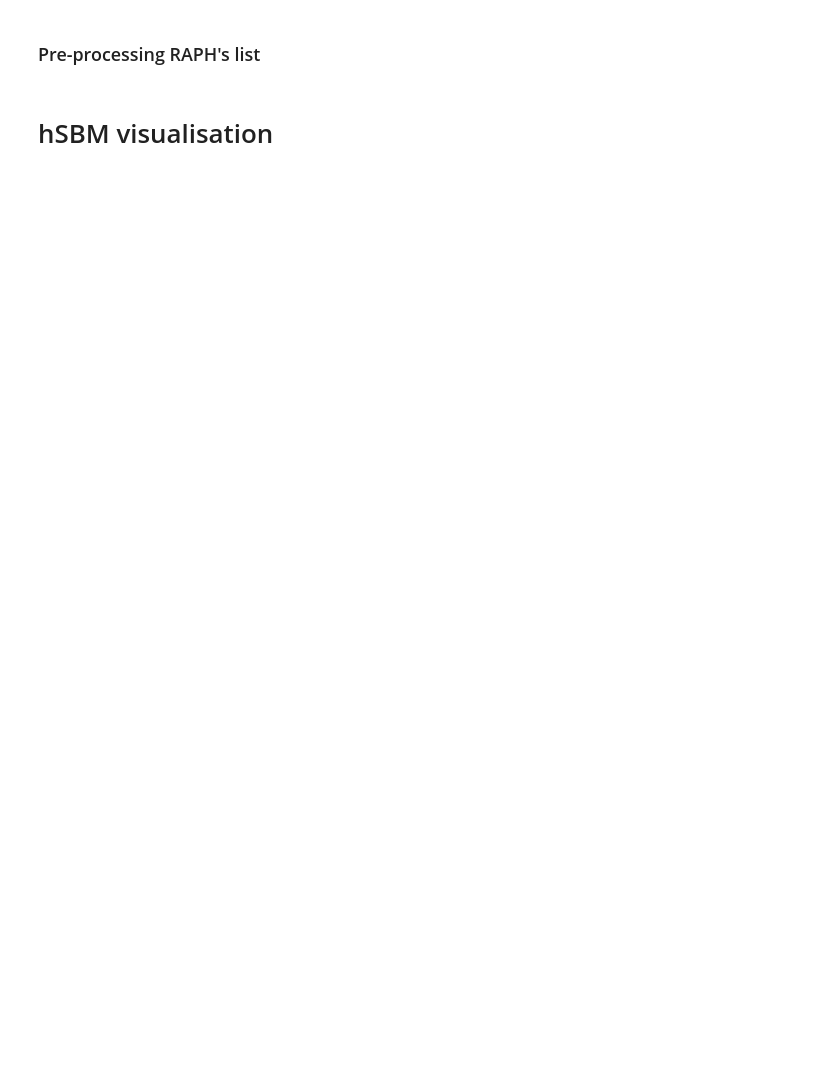
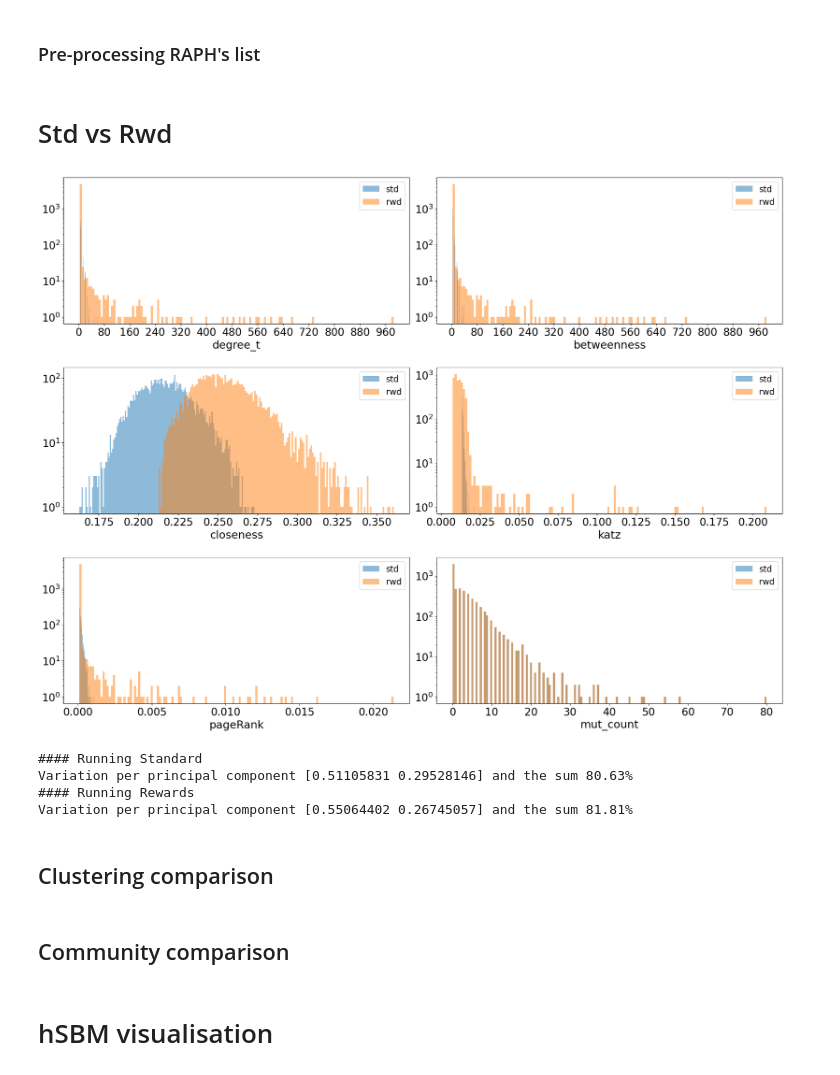
Before and after one commit to vladUng/Phd_extended, a Jupyter notebook: notebooks/network_II/reward_hSBM.ipynb, the cells around one changed output. Cells and saved outputs as stored; diff of their text form; code cells hidden in the pictures; blank space fills up the shorter version.

Commit message:
Work in progress of analysing the MIBC spltis - by highDeg Coms - by lowDeg Coms - all Coms - comunity comparisons w/ Standard and metrics

```diff
--- a/notebooks/network_II/reward_hSBM.ipynb
+++ b/notebooks/network_II/reward_hSBM.ipynb
@@ -85,8 +85,16 @@ for idx, exp in enumerate(hsbm_v3.get_exps()):
         continue
 
     print(f"Loading Graph-Tool for {exp.type}")
-    exps[exp.type] = GtExp.from_pgcna_inet(exp, rel_path="")
-    exps[exp.type].export_to_gephi(save=False)
+    exp = GtExp.from_pgcna_inet(exp, rel_path="")
+
+    # partitions from hSBM
+    exp.hsbm_add_vp(mut_df=tcga_mutations_df)
+    com_df, _ = exp.hsbm_get_gt_df()
+
+    exp.export_to_gephi(save=False, com_df=com_df)
+
+    # Need it for comparison
+    exps[exp.type] = exp
 
 hsbm_v3.exps = exps
 # %% [output]
@@ -129,6 +137,7 @@ if 0:
 # %%
 network_stats: pd.DataFrame = sel_gt.compute_graph_stats()
 network_stats["max_b"] = nodes_df["max_b"].astype(str)
+network_stats["Modularity Class"] = nodes_df["Modularity Class"].astype(str)
 
 # network_stats.sort_values(by=[col], ascending=False).to_csv(f"{figures_path}/sigmoid_net_stats.tsv", sep="\t")
 
@@ -227,0 +644,16 @@ fig.show()
+# %%
+# Select the experiment
+sel_gt: GtExp = hsbm_v3.exps["sigmoid_5K_6TF_hsbm"]
+
+##### Sample to remove from observations
+samples_to_remove = []
+
+# pre-processing
+df = all_tum_tpms.drop(columns=samples_to_remove)
+
+# Run ModCon and MEVs and then find the clusters
+label = "rwd_all"
+sel_gt.gt_modCon_MEV(all_tpms=df, is_imev=True, com_df=com_df)
+allComs_cs, figs, metrics = gh.run_clusters(sel_gt, label=label, show_figs=True)
+# figs.update_layout(height=900)
+allComs_metrics = gh.rank_cs_metrics(metrics, label=label)
@@ -388,3 +816,41 @@ if 0:
         comb_df = pd.concat([comb_df, df.rename(columns=r_cols)], axis=1)
 
     comb_df.to_csv(f"{data_base}/metadata//nuclear_receptor/pparg_rarg_up_dn_sig.tsv", sep="\t", index=False)
+# %% [markdown]
+# Std vs Rwd
+# %%
+std_exp: GtExp = hsbm_v3.exps["standard_5K_6TF_hsbm"]
+rwd_exp: GtExp = hsbm_v3.exps["sigmoid_5K_6TF_hsbm"]
+
+std_com_df, _ = std_exp.hsbm_get_gt_df()
+rwd_com_df, _ = rwd_exp.hsbm_get_gt_df()
+std_nodes_df: pd.DataFrame = gh.add_stats_to(nodes_df=std_exp.nodes_df, tpm_df=std_exp.tpm_df)
+rwd_nodes_df: pd.DataFrame = gh.add_stats_to(nodes_df=rwd_exp.nodes_df, tpm_df=rwd_exp.tpm_df)
+
+comp_std_net: NetworkComp = NetworkComp(hsbm_v3, 5, "standard_5K_6TF_hsbm", "sigmoid_5K_6TF_hsbm", mod_type="sbm")
+fig, graph_stats_std, graph_stats_rwd = comp_std_net.plot_network_stats(nodes_df_1=std_nodes_df, nodes_df_2=rwd_nodes_df, label_1="std", label_2="rwd")
+# %% [output]
+[figure, added]
+# %%
+#### Standard
+print("#### Running Standard")
+std_exp.gt_modCon_MEV(all_tpms=all_tum_tpms, is_imev=True, com_df=std_com_df)
+std_cs_exp, std_fig, metrics = gh.run_clusters(std_exp, label="std", show_figs=True, norm=False)
+
+label, mevs = "std", std_exp.mevsMut
+std_top_metrics = gh.rank_cs_metrics(metrics, label=label)
+
+#### Reward
+print("#### Running Rewards")
+rwd_exp.gt_modCon_MEV(all_tpms=all_tum_tpms, is_imev=True, com_df=rwd_com_df)
+rwd_cs_exp, rwd_fig, metrics = gh.run_clusters(rwd_exp, label="rwd", show_figs=True, norm=False)
+
+label, mevs = "rwd", rwd_exp.mevsMut
+rwd_top_metrics = gh.rank_cs_metrics(metrics, label=label)
+# %% [output]
+#### Running Standard
+Variation per principal component [0.51105831 0.29528146] and the sum 80.63%
+#### Running Rewards
+Variation per principal component [0.55064402 0.26745057] and the sum 81.81%
+# %% [markdown]
+## Clustering comparison
@@ -390,0 +872,2 @@ if 0:
+# %% [markdown]
+## Community comparison
```
Also changed, not shown: parts of 44 cells of this notebook, 1 other file.
